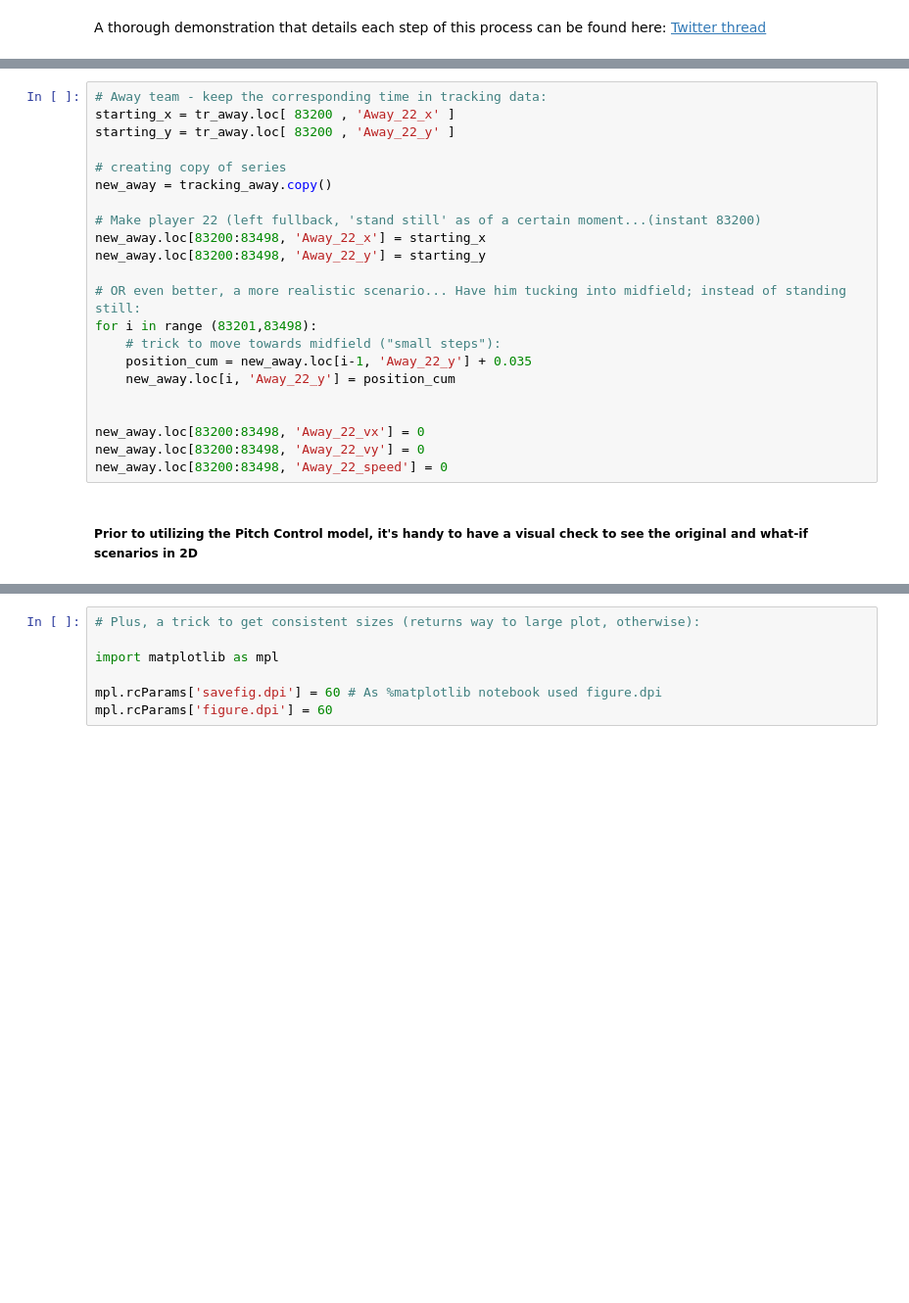
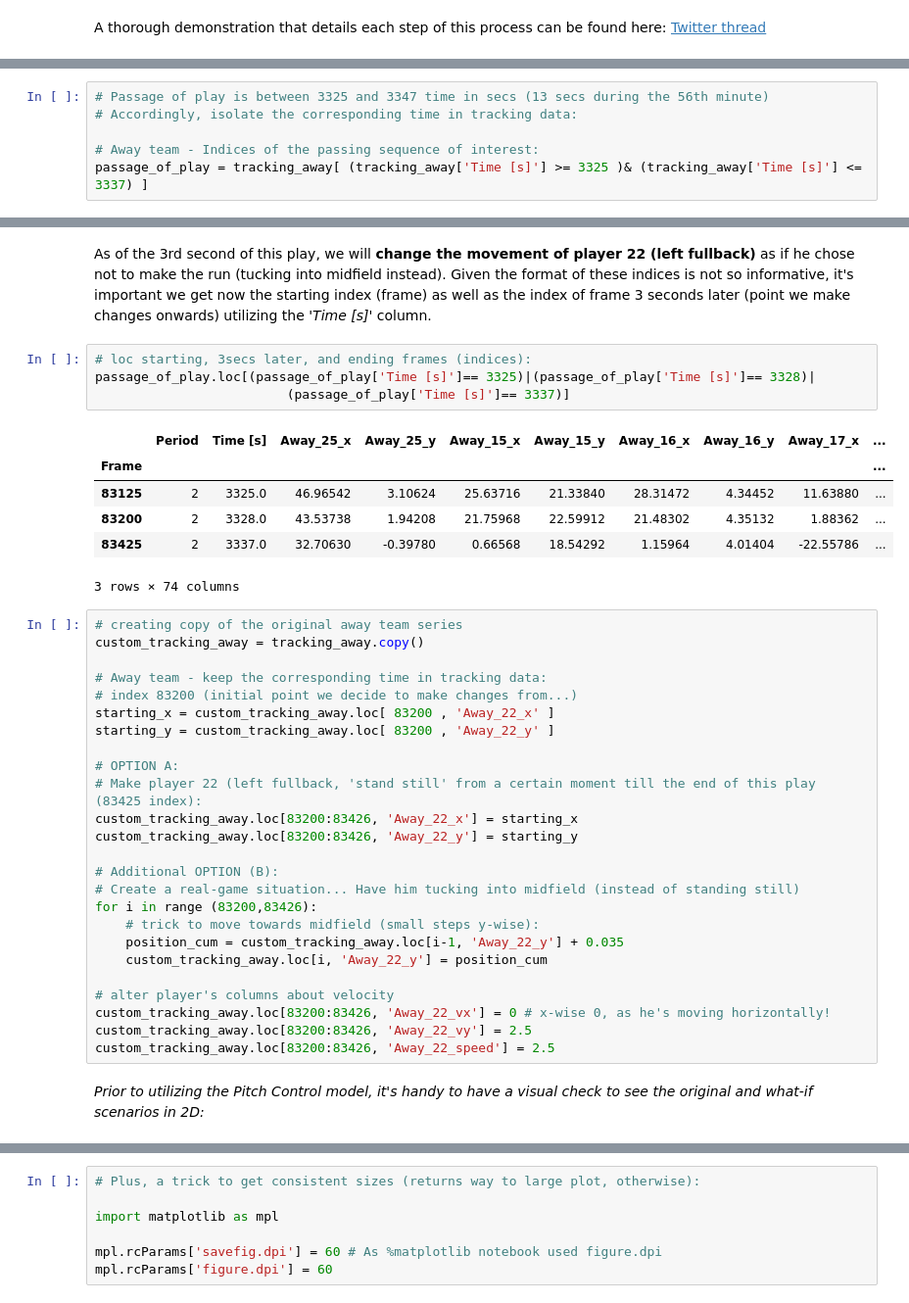
Before and after one commit to malo4/LaurieOnTracking, a Jupyter notebook: tutorial_3_Pitch_Control.ipynb, the cells around one changed output, grey strips where cells are left out. Shown: that part at 98% size. Saved outputs shown, nothing was run; the diff lists cells and outputs as text; blank space fills up the shorter version.

Commit message:
Folder and code better structure

```diff
--- a/tutorial_3_Pitch_Control.ipynb
+++ b/tutorial_3_Pitch_Control.ipynb
@@ -119,0 +104,6 @@ tr_home = tracking_home[ (tracking_home['Time [s]'] > 3325 )& (tracking_home['Ti
+# %%
+# Passage of play is between 3325 and 3347 time in secs (13 secs during the 56th minute)
+# Accordingly, isolate the corresponding time in tracking data:
+
+# Away team - Indices of the passing sequence of interest:
+passage_of_play = tracking_away[ (tracking_away['Time [s]'] >= 3325 )& (tracking_away['Time [s]'] <= 3337) ]
@@ -120,27 +120,43 @@ tr_home = tracking_home[ (tracking_home['Time [s]'] > 3325 )& (tracking_home['Ti
+# %% [markdown]
+As of the 3rd second of this play, we will <b> change the movement of player 22 (left fullback)</b> as if he chose not to make the run (tucking into midfield instead). Given the format of these indices is not so informative, it's important we get now the starting index (frame) as well as the index of frame 3 seconds later (point we make changes onwards) utilizing the <i> 'Time [s]' </i> column.
+# %%
+# loc starting, 3secs later, and ending frames (indices):
+passage_of_play.loc[(passage_of_play['Time [s]']== 3325)|(passage_of_play['Time [s]']== 3328)|
+                         (passage_of_play['Time [s]']== 3337)]
+# %% [output]
+|  | Period | Time [s] | Away_25_x | Away_25_y | Away_15_x | Away_15_y | Away_16_x | Away_16_y | Away_17_x | ... |
+| Frame |  |  |  |  |  |  |  |  |  | ... |
+| 83125 | 2 | 3325.0 | 46.96542 | 3.10624 | 25.63716 | 21.33840 | 28.31472 | 4.34452 | 11.63880 | ... |
+| 83200 | 2 | 3328.0 | 43.53738 | 1.94208 | 21.75968 | 22.59912 | 21.48302 | 4.35132 | 1.88362 | ... |
+| 83425 | 2 | 3337.0 | 32.70630 | -0.39780 | 0.66568 | 18.54292 | 1.15964 | 4.01404 | -22.55786 | ... |
+3 rows × 74 columns
 # %%
+# creating copy of the original away team series
+custom_tracking_away = tracking_away.copy()
+
 # Away team - keep the corresponding time in tracking data:
-starting_x = tr_away.loc[ 83200 , 'Away_22_x' ]
-starting_y = tr_away.loc[ 83200 , 'Away_22_y' ]
+# index 83200 (initial point we decide to make changes from...)
+starting_x = custom_tracking_away.loc[ 83200 , 'Away_22_x' ]
+starting_y = custom_tracking_away.loc[ 83200 , 'Away_22_y' ]
 
-# creating copy of series
-new_away = tracking_away.copy()
+# OPTION A:
+# Make player 22 (left fullback, 'stand still' from a certain moment till the end of this play (83425 index):
+custom_tracking_away.loc[83200:83426, 'Away_22_x'] = starting_x
+custom_tracking_away.loc[83200:83426, 'Away_22_y'] = starting_y
 
-# Make player 22 (left fullback, 'stand still' as of a certain moment...(instant 83200)
-new_away.loc[83200:83498, 'Away_22_x'] = starting_x
-new_away.loc[83200:83498, 'Away_22_y'] = starting_y
+# Additional OPTION (B):
+# Create a real-game situation... Have him tucking into midfield (instead of standing still)
+for i in range (83200,83426):
+    # trick to move towards midfield (small steps y-wise):
+    position_cum = custom_tracking_away.loc[i-1, 'Away_22_y'] + 0.035
+    custom_tracking_away.loc[i, 'Away_22_y'] = position_cum
 
-# OR even better, a more realistic scenario... Have him tucking into midfield; instead of standing still:
-for i in range (83201,83498):
-    # trick to move towards midfield ("small steps"):
-    position_cum = new_away.loc[i-1, 'Away_22_y'] + 0.035
-    new_away.loc[i, 'Away_22_y'] = position_cum
-
-
-new_away.loc[83200:83498, 'Away_22_vx'] = 0
-new_away.loc[83200:83498, 'Away_22_vy'] = 0
-new_away.loc[83200:83498, 'Away_22_speed'] = 0
+# alter player's columns about velocity
+custom_tracking_away.loc[83200:83426, 'Away_22_vx'] = 0 # x-wise 0, as he's moving horizontally!
+custom_tracking_away.loc[83200:83426, 'Away_22_vy'] = 2.5
+custom_tracking_away.loc[83200:83426, 'Away_22_speed'] = 2.5
 # %% [markdown]
-<h5>Prior to utilizing the Pitch Control model, it's handy to have a visual check to see the original and what-if scenarios in 2D </h5>
+<I>Prior to utilizing the Pitch Control model, it's handy to have a visual check to see the original and what-if scenarios in 2D: </I>
 # %%
 # Making first movie of what I want to demonstrate...
 
```
Also changed, not shown: parts of 20 cells of this notebook, 9 other files.
